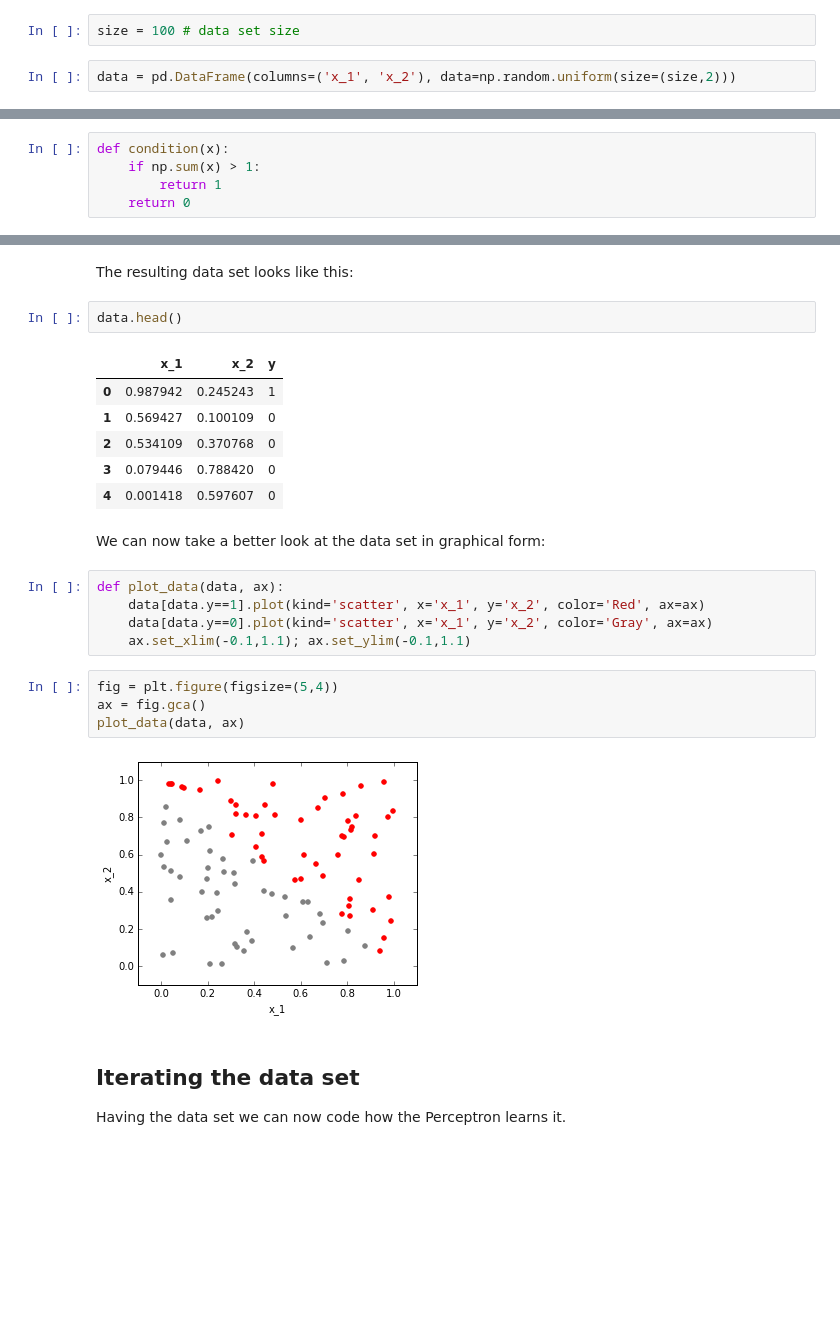
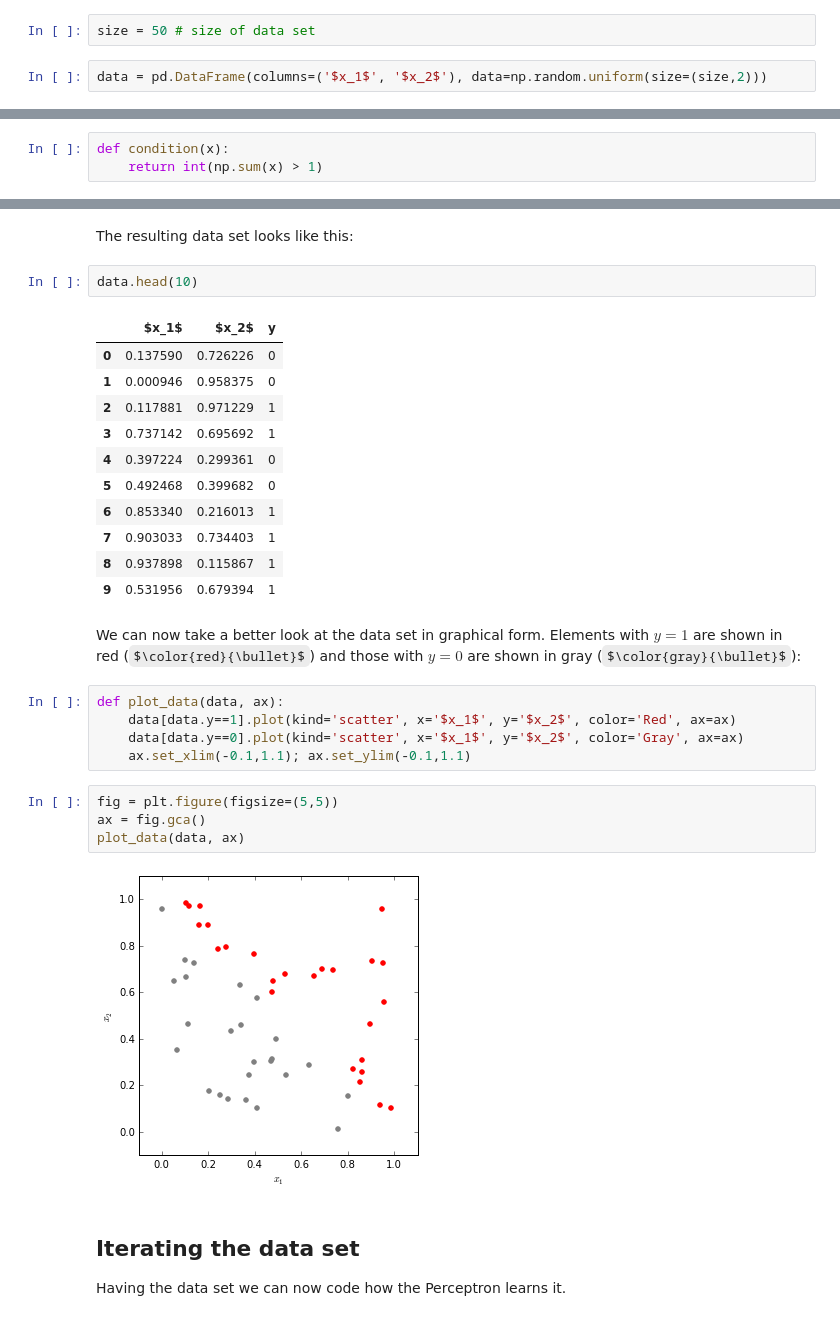
Before and after one commit to lmarti/machine-learning, a Jupyter notebook: Understanding the Perceptron.ipynb, the cells around one changed output, grey strips where cells are left out. Saved outputs shown, nothing was run; the diff lists cells and outputs as text; some formulas as TeX source; blank space fills up the shorter version.

```diff
--- a/Understanding the Perceptron.ipynb
+++ b/Understanding the Perceptron.ipynb
@@ -53,7 +103,7 @@ After having the Perceptron implementation ready we need an example data set.
 
 We are going to create a dataset containing random points such that $\mathbf{x}\in\left[0,1\right]^2$.
 # %%
-size = 100 # data set size
+size = 50 # size of data set
 # %%
-data = pd.DataFrame(columns=('x_1', 'x_2'), data=np.random.uniform(size=(size,2)))
+data = pd.DataFrame(columns=('$x_1$', '$x_2$'), data=np.random.uniform(size=(size,2)))
 # %% [markdown]
@@ -75,8 +142,6 @@ Lets code this:
 # %%
 def condition(x):
-    if np.sum(x) > 1:
-        return 1
-    return 0
+    return int(np.sum(x) > 1)
 # %% [markdown]
 ...and apply this condition to the data set.
 # %%
@@ -84,27 +149,32 @@ data['y'] = data.apply(condition, axis=1)
 # %% [markdown]
 The resulting data set looks like this:
 # %%
-data.head()
+data.head(10)
 # %% [output]
-|  | x_1 | x_2 | y |
-| 0 | 0.987942 | 0.245243 | 1 |
-| 1 | 0.569427 | 0.100109 | 0 |
-| 2 | 0.534109 | 0.370768 | 0 |
-| 3 | 0.079446 | 0.788420 | 0 |
-| 4 | 0.001418 | 0.597607 | 0 |
+|  | $x_1$ | $x_2$ | y |
+| 0 | 0.137590 | 0.726226 | 0 |
+| 1 | 0.000946 | 0.958375 | 0 |
+| 2 | 0.117881 | 0.971229 | 1 |
+| 3 | 0.737142 | 0.695692 | 1 |
+| 4 | 0.397224 | 0.299361 | 0 |
+| 5 | 0.492468 | 0.399682 | 0 |
+| 6 | 0.853340 | 0.216013 | 1 |
+| 7 | 0.903033 | 0.734403 | 1 |
+| 8 | 0.937898 | 0.115867 | 1 |
+| 9 | 0.531956 | 0.679394 | 1 |
 # %% [markdown]
-We can now take a better look at the data set in graphical form:
+We can now take a better look at the data set in graphical form. Elements with $y=1$ are shown in red ($\color{red}{\bullet}$) and those with $y=0$ are shown in gray ($\color{gray}{\bullet}$):
 # %%
 def plot_data(data, ax):
-    data[data.y==1].plot(kind='scatter', x='x_1', y='x_2', color='Red', ax=ax)
-    data[data.y==0].plot(kind='scatter', x='x_1', y='x_2', color='Gray', ax=ax)
+    data[data.y==1].plot(kind='scatter', x='$x_1$', y='$x_2$', color='Red', ax=ax)
+    data[data.y==0].plot(kind='scatter', x='$x_1$', y='$x_2$', color='Gray', ax=ax)
     ax.set_xlim(-0.1,1.1); ax.set_ylim(-0.1,1.1)
 # %%
-fig = plt.figure(figsize=(5,4))
+fig = plt.figure(figsize=(5,5))
 ax = fig.gca()
 plot_data(data, ax)
 # %% [output]
-[figure, old version]
+[figure, new version]
 # %% [markdown]
 ## Iterating the data set
 
```
Also changed, not shown: parts of 20 cells of this notebook, 1 other file.
